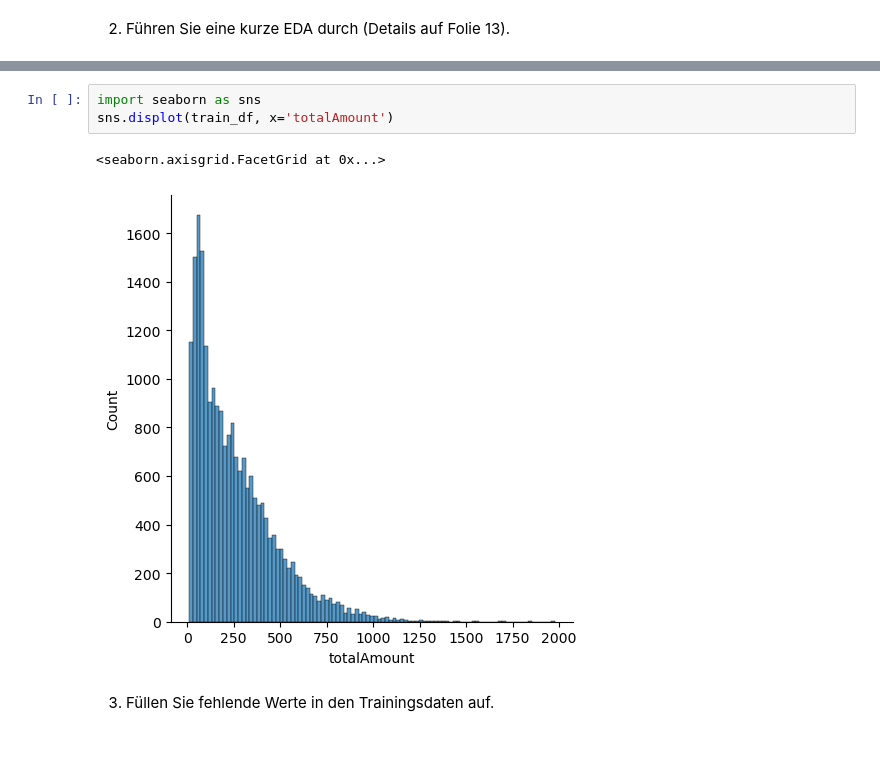
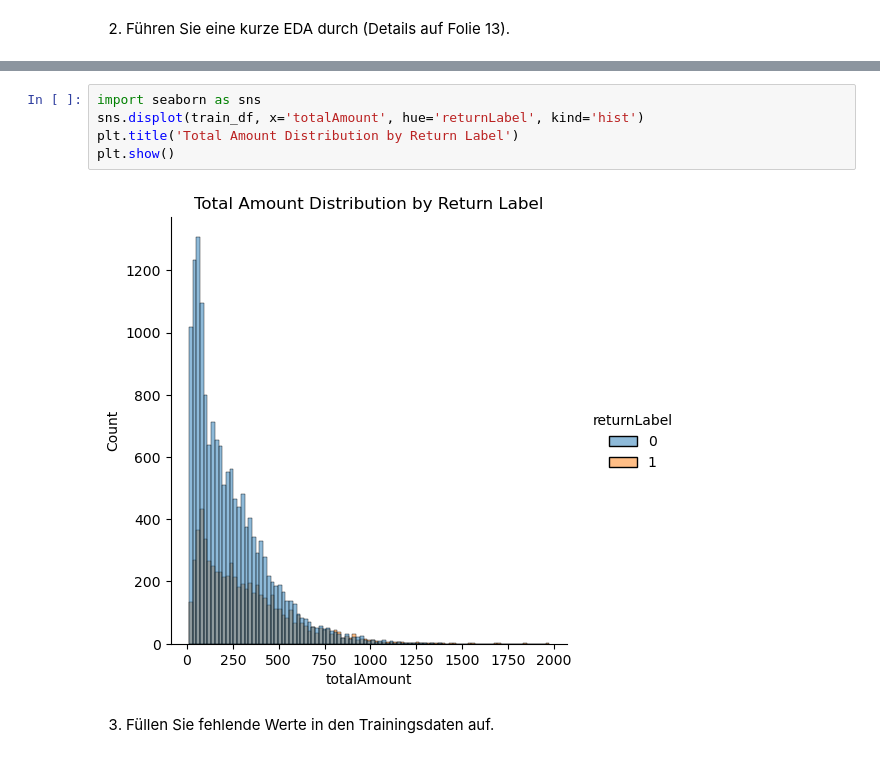
Before and after one commit to ClaraSto/ml-projekt-ss25, a Jupyter notebook: projekt.ipynb, the cells around one changed output, grey strips where cells are left out. Drawn from its saved outputs; the diff is of its cells as text.

```diff
--- a/projekt.ipynb
+++ b/projekt.ipynb
@@ -62,9 +58,10 @@ Text(0, 0.5, 'totalAmount')
 # %%
 import seaborn as sns
-sns.displot(train_df, x='totalAmount')
+sns.displot(train_df, x='totalAmount', hue='returnLabel', kind='hist')
+plt.title('Total Amount Distribution by Return Label')
+plt.show()
 # %% [output]
-<seaborn.axisgrid.FacetGrid at 0x...>
-[figure, old version]
+[figure, new version]
 # %% [markdown]
 3. Füllen Sie fehlende Werte in den Trainingsdaten auf.
 # %%
```
Also changed, not shown: parts of 8 cells of this notebook.
